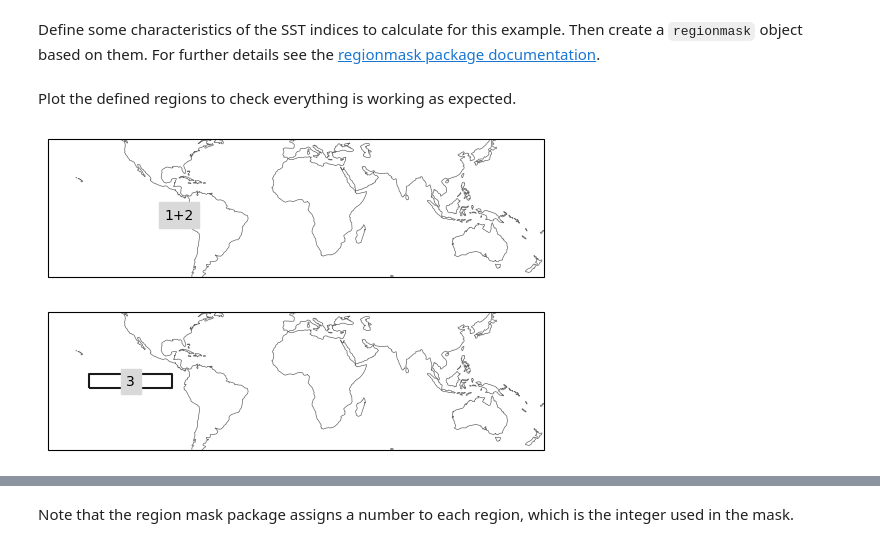
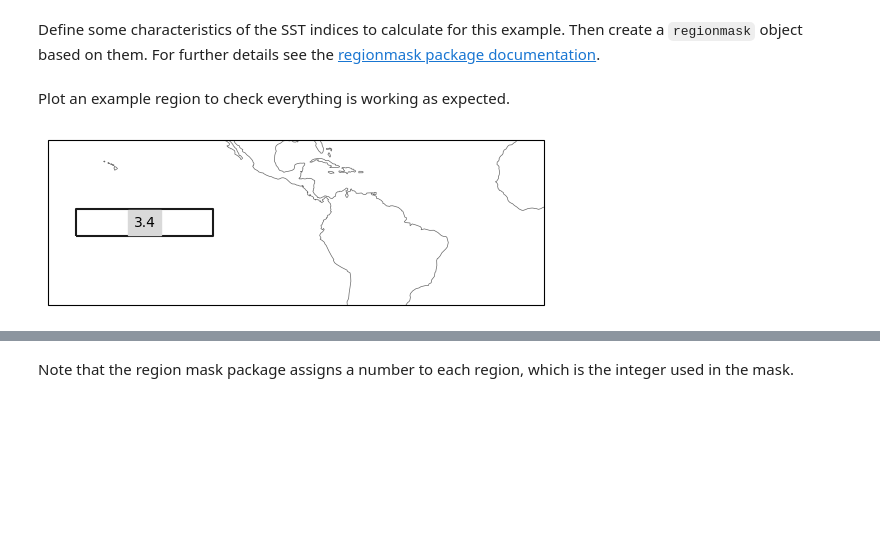
Before and after one commit to ecmwf-projects/c3s-seasonal-forecasts, a Jupyter notebook: _sources/workflows/enso_index_from_cds_data.ipynb, the cells around one changed output, grey strips where cells are left out. Drawn from its saved outputs; the diff is of its cells as text; code cells hidden in the pictures; blank space fills up the shorter version.

```diff
--- a/_sources/workflows/enso_index_from_cds_data.ipynb
+++ b/_sources/workflows/enso_index_from_cds_data.ipynb
@@ -57,15 +57,9 @@ abbrevs = [n.split("NINO")[1] for n in names]
 
 ind_defs = regionmask.Regions(nino_bboxes, names=names, abbrevs=abbrevs, name="NINO")
 # %% [markdown]
-Plot the defined regions to check everything is working as expected.
+Plot an example region to check everything is working as expected.
 # %%
-# plot one by one due to overlaps
-ax = ind_defs[["NINO1+2"]].plot(label='abbrev')
-ax.set_extent([-180, 180, -50, 50], crs=ccrs.PlateCarree())
+ax = ind_defs[["NINO3.4"]].plot(label='abbrev')
+ax.set_extent([-180, 0, -30, 30], crs=ccrs.PlateCarree())
 # %% [output]
-[figure, old version]
+[figure, new version]
-# %%
-ax = ind_defs[["NINO3"]].plot(label='abbrev')
-ax.set_extent([-180, 180, -50, 50], crs=ccrs.PlateCarree())
-# %% [output]
-[figure, removed]
```
Also changed, not shown: parts of 12 cells of this notebook, 51 other files.
